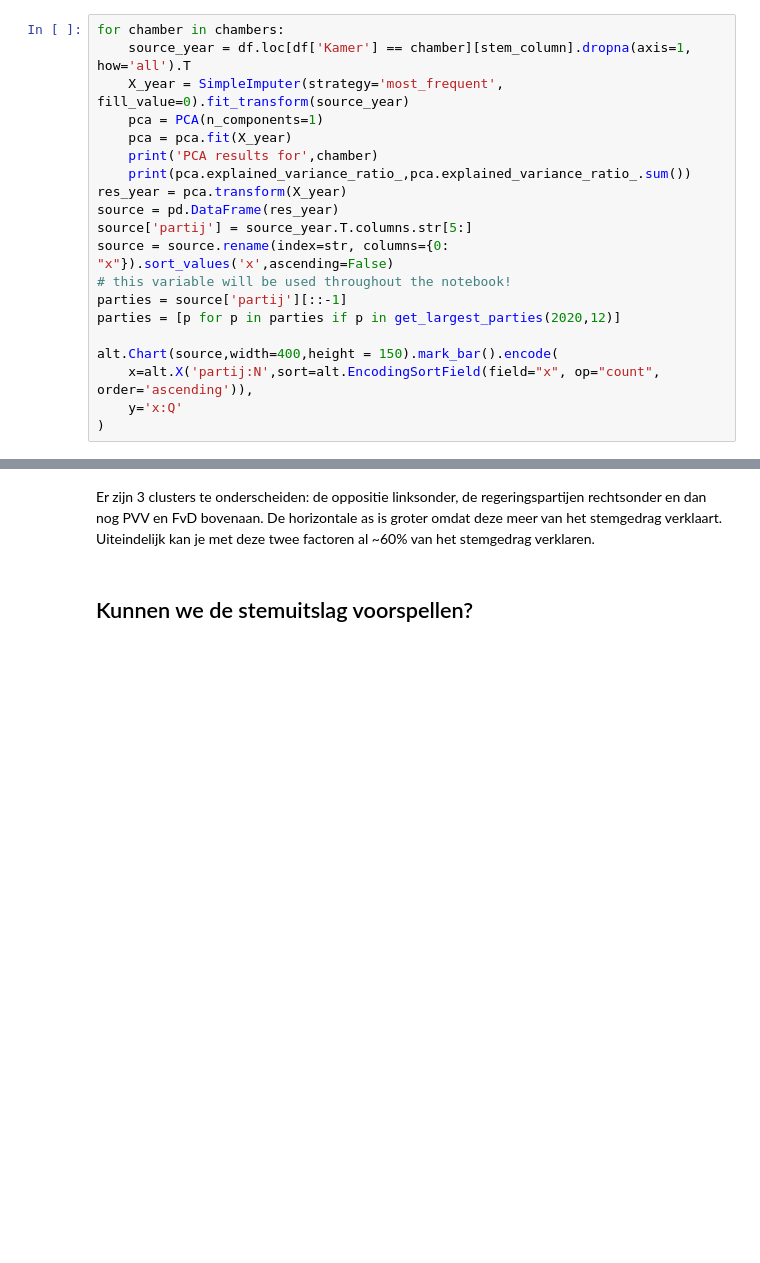
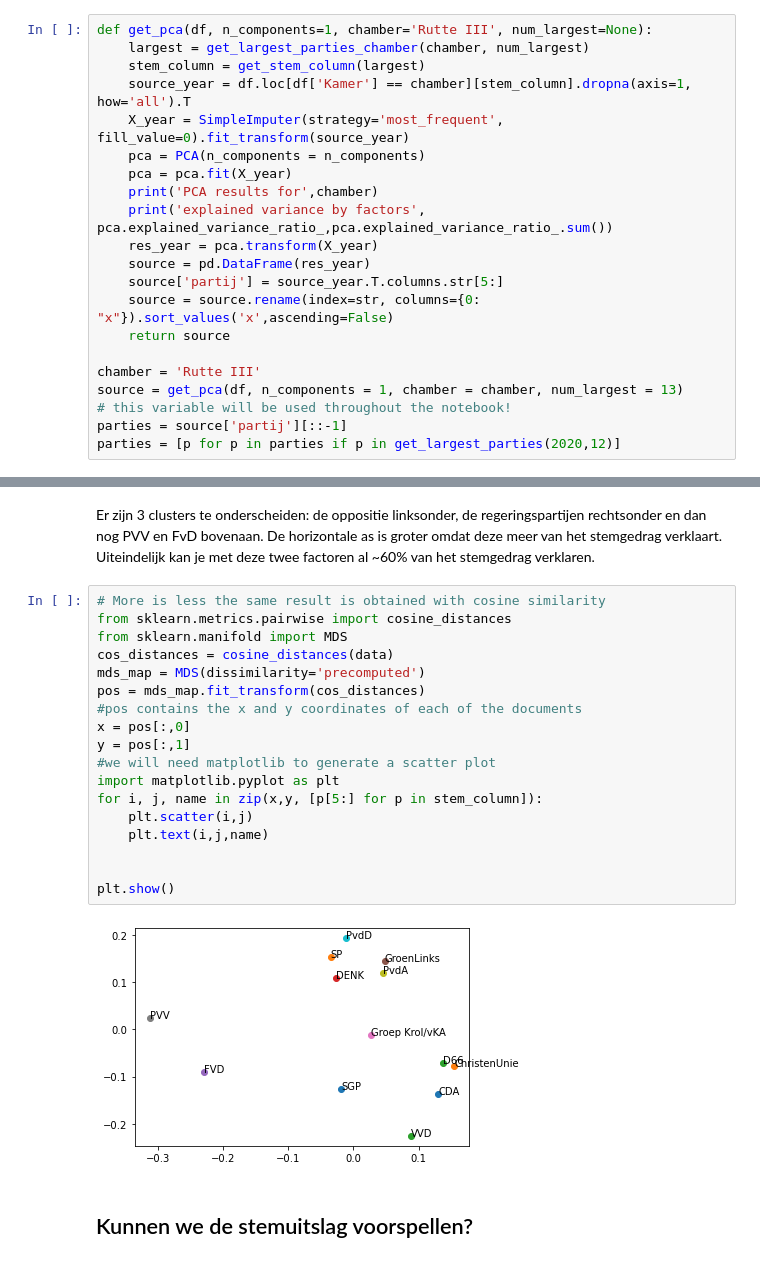
Before and after one commit to jvanelteren/kamermoties, a Jupyter notebook: 2_EDA.ipynb, the cells around one changed output, grey strips where cells are left out. Cells and saved outputs as stored; diff of their text form; blank space fills up the shorter version.

Commit message:
added cosine similarity

```diff
--- a/2_EDA.ipynb
+++ b/2_EDA.ipynb
@@ -115,21 +120,22 @@ Index(['Titel', 'AgendapuntOnderwerp', 'Onderwerp', 'Datum', 'GestartOp',
 # %%
-for chamber in chambers:
+def get_pca(df, n_components=1, chamber='Rutte III', num_largest=None):
+    largest = get_largest_parties_chamber(chamber, num_largest)
+    stem_column = get_stem_column(largest)
     source_year = df.loc[df['Kamer'] == chamber][stem_column].dropna(axis=1, how='all').T
     X_year = SimpleImputer(strategy='most_frequent', fill_value=0).fit_transform(source_year)
-    pca = PCA(n_components=1)
+    pca = PCA(n_components = n_components)
     pca = pca.fit(X_year)
     print('PCA results for',chamber)
-    print(pca.explained_variance_ratio_,pca.explained_variance_ratio_.sum())
-res_year = pca.transform(X_year)
-source = pd.DataFrame(res_year)
-source['partij'] = source_year.T.columns.str[5:]
-source = source.rename(index=str, columns={0: "x"}).sort_values('x',ascending=False)
+    print('explained variance by factors', pca.explained_variance_ratio_,pca.explained_variance_ratio_.sum())
+    res_year = pca.transform(X_year)
+    source = pd.DataFrame(res_year)
+    source['partij'] = source_year.T.columns.str[5:]
+    source = source.rename(index=str, columns={0: "x"}).sort_values('x',ascending=False)
+    return source
+
+chamber = 'Rutte III'
+source = get_pca(df, n_components = 1, chamber = chamber, num_largest = 13)
 # this variable will be used throughout the notebook!
 parties = source['partij'][::-1]
 parties = [p for p in parties if p in get_largest_parties(2020,12)]
-
-alt.Chart(source,width=400,height = 150).mark_bar().encode(
-    x=alt.X('partij:N',sort=alt.EncodingSortField(field="x", op="count", order='ascending')),
-    y='x:Q'
-)
 # %% [output]
@@ -662,6 +667,26 @@ explained variance two first factors [0.33743251 0.19181778] 0.5292502914825199
 [interactive output not drawn]
 # %% [markdown]
 Er zijn 3 clusters te onderscheiden: de oppositie linksonder, de regeringspartijen rechtsonder en dan nog PVV en FvD bovenaan. De horizontale as is groter omdat deze meer van het stemgedrag verklaart. Uiteindelijk kan je met deze twee factoren al ~60% van het stemgedrag verklaren.
+# %%
+# More is less the same result is obtained with cosine similarity
+from sklearn.metrics.pairwise import cosine_distances
+from sklearn.manifold import MDS
+cos_distances = cosine_distances(data)
+mds_map = MDS(dissimilarity='precomputed')
+pos = mds_map.fit_transform(cos_distances)
+#pos contains the x and y coordinates of each of the documents
+x = pos[:,0]
+y = pos[:,1]
+#we will need matplotlib to generate a scatter plot
+import matplotlib.pyplot as plt
+for i, j, name in zip(x,y, [p[5:] for p in stem_column]):
+    plt.scatter(i,j)
+    plt.text(i,j,name)
+
+
+plt.show()
+# %% [output]
+[figure, added]
 # %% [markdown]
 ## Kunnen we de stemuitslag voorspellen?
 # %%
```
Also changed, not shown: parts of 11 cells of this notebook, 1 other file.
